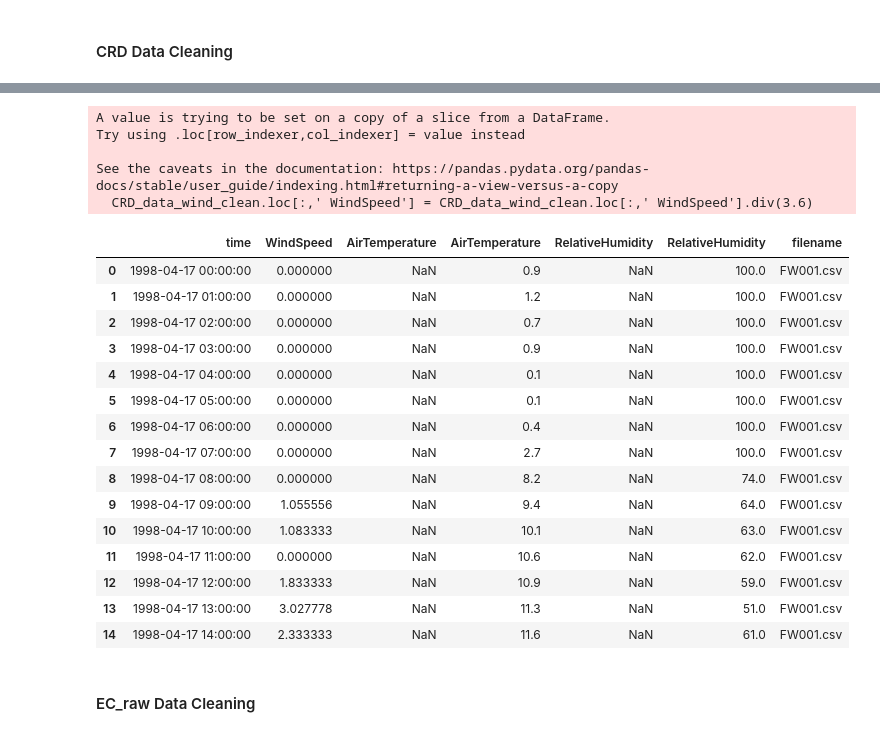
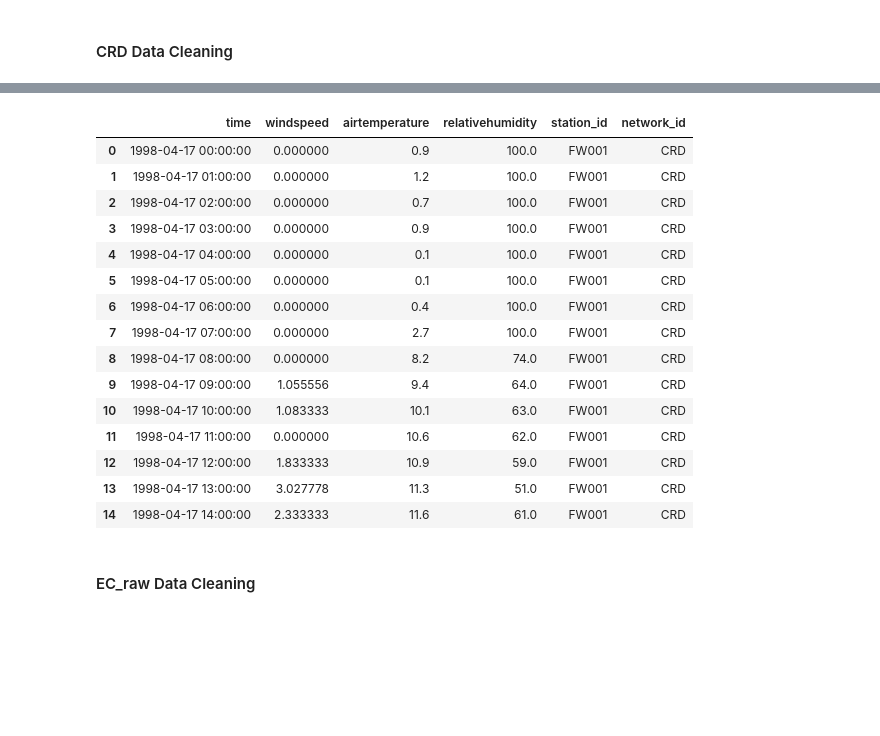
Before and after one commit to madiwiebe/LHL_Capstone_Project, a Jupyter notebook: notebooks/cleaning_data.ipynb, the cells around one changed output, grey strips where cells are left out. Cells and saved outputs as stored; diff of their text form; code cells hidden in the pictures; blank space fills up the shorter version.

Commit message:
Major reconfiguration
overhauled cleaning steps; reprocessed all data with cleaned files; finished writing code for integrating with pgAdmin server

```diff
--- a/notebooks/cleaning_data.ipynb
+++ b/notebooks/cleaning_data.ipynb
@@ -143,7 +168,7 @@ BCH_data_solar_clean.to_csv('../data/BCH_data_solar_clean.csv')
 # %% [markdown]
 #### CRD Data Cleaning
 # %%
-CRD_data = functions.to_df('CRD_data.csv')
+CRD_data = functions.to_df('CRD_data_clean.csv')
 # %%
 column_names, column_nulls, duplicate_row_index = functions.start_cleaning(CRD_data)
 # %%
@@ -171,7 +196,7 @@ duplicate rows: Int64Index([], dtype='int64')
 # %%
 # only keep variables of interest
-CRD_data_solar = CRD_data.loc[:,(' time', 'SolarRadiation', 'filename')]
-CRD_data_wind = CRD_data.loc[:,(' time', ' WindSpeed', 'AirTemperature', ' AirTemperature', 'RelativeHumidity', ' RelativeHumidity', 'filename')]
+CRD_data_solar = CRD_data.loc[:,('time', 'solarradiation', 'station_id', 'network_id')]
+CRD_data_wind = CRD_data.loc[:,('time', 'windspeed', 'airtemperature', 'relativehumidity', 'station_id', 'network_id')]
     # note that no air pressure value is available
 # %%
 # drop rows in solar data that do not have SolarRadiation values
@@ -198,6 +225,6 @@ filename                   0
 dtype: int64
 # %%
 # drop rows in wind data that do not have WindSpeed values
-CRD_data_wind_clean = CRD_data_wind.dropna(subset=[' WindSpeed'])
+CRD_data_wind_clean = CRD_data_wind.dropna(subset=['windspeed'])
 CRD_data_wind_clean.isna().sum()
 # %% [output]
@@ -231,26 +258,21 @@ Name:  WindSpeed, dtype: float64
 # %%
 # convert windspeed values from km/h to m/s by dividing values by 3.6
-CRD_data_wind_clean.loc[:,' WindSpeed'] = CRD_data_wind_clean.loc[:,' WindSpeed'].div(3.6)
+CRD_data_wind_clean.loc[:,'windspeed'] = CRD_data_wind_clean.loc[:,'windspeed'].div(3.6)
 CRD_data_wind_clean.head(15)
 # %% [output]
-A value is trying to be set on a copy of a slice from a DataFrame.
-Try using .loc[row_indexer,col_indexer] = value instead
-
-See the caveats in the documentation: https://pandas.pydata.org/pandas-docs/stable/user_guide/indexing.html#returning-a-view-versus-a-copy
-  CRD_data_wind_clean.loc[:,' WindSpeed'] = CRD_data_wind_clean.loc[:,' WindSpeed'].div(3.6)
-|  | time | WindSpeed | AirTemperature | AirTemperature | RelativeHumidity | RelativeHumidity | filename |
-| 0 | 1998-04-17 00:00:00 | 0.000000 | NaN | 0.9 | NaN | 100.0 | FW001.csv |
-| 1 | 1998-04-17 01:00:00 | 0.000000 | NaN | 1.2 | NaN | 100.0 | FW001.csv |
-| 2 | 1998-04-17 02:00:00 | 0.000000 | NaN | 0.7 | NaN | 100.0 | FW001.csv |
-| 3 | 1998-04-17 03:00:00 | 0.000000 | NaN | 0.9 | NaN | 100.0 | FW001.csv |
-| 4 | 1998-04-17 04:00:00 | 0.000000 | NaN | 0.1 | NaN | 100.0 | FW001.csv |
-| 5 | 1998-04-17 05:00:00 | 0.000000 | NaN | 0.1 | NaN | 100.0 | FW001.csv |
-| 6 | 1998-04-17 06:00:00 | 0.000000 | NaN | 0.4 | NaN | 100.0 | FW001.csv |
-| 7 | 1998-04-17 07:00:00 | 0.000000 | NaN | 2.7 | NaN | 100.0 | FW001.csv |
-| 8 | 1998-04-17 08:00:00 | 0.000000 | NaN | 8.2 | NaN | 74.0 | FW001.csv |
-| 9 | 1998-04-17 09:00:00 | 1.055556 | NaN | 9.4 | NaN | 64.0 | FW001.csv |
-| 10 | 1998-04-17 10:00:00 | 1.083333 | NaN | 10.1 | NaN | 63.0 | FW001.csv |
-| 11 | 1998-04-17 11:00:00 | 0.000000 | NaN | 10.6 | NaN | 62.0 | FW001.csv |
-| 12 | 1998-04-17 12:00:00 | 1.833333 | NaN | 10.9 | NaN | 59.0 | FW001.csv |
-| 13 | 1998-04-17 13:00:00 | 3.027778 | NaN | 11.3 | NaN | 51.0 | FW001.csv |
-| 14 | 1998-04-17 14:00:00 | 2.333333 | NaN | 11.6 | NaN | 61.0 | FW001.csv |
+|  | time | windspeed | airtemperature | relativehumidity | station_id | network_id |
+| 0 | 1998-04-17 00:00:00 | 0.000000 | 0.9 | 100.0 | FW001 | CRD |
+| 1 | 1998-04-17 01:00:00 | 0.000000 | 1.2 | 100.0 | FW001 | CRD |
+| 2 | 1998-04-17 02:00:00 | 0.000000 | 0.7 | 100.0 | FW001 | CRD |
+| 3 | 1998-04-17 03:00:00 | 0.000000 | 0.9 | 100.0 | FW001 | CRD |
+| 4 | 1998-04-17 04:00:00 | 0.000000 | 0.1 | 100.0 | FW001 | CRD |
+| 5 | 1998-04-17 05:00:00 | 0.000000 | 0.1 | 100.0 | FW001 | CRD |
+| 6 | 1998-04-17 06:00:00 | 0.000000 | 0.4 | 100.0 | FW001 | CRD |
+| 7 | 1998-04-17 07:00:00 | 0.000000 | 2.7 | 100.0 | FW001 | CRD |
+| 8 | 1998-04-17 08:00:00 | 0.000000 | 8.2 | 74.0 | FW001 | CRD |
+| 9 | 1998-04-17 09:00:00 | 1.055556 | 9.4 | 64.0 | FW001 | CRD |
+| 10 | 1998-04-17 10:00:00 | 1.083333 | 10.1 | 63.0 | FW001 | CRD |
+| 11 | 1998-04-17 11:00:00 | 0.000000 | 10.6 | 62.0 | FW001 | CRD |
+| 12 | 1998-04-17 12:00:00 | 1.833333 | 10.9 | 59.0 | FW001 | CRD |
+| 13 | 1998-04-17 13:00:00 | 3.027778 | 11.3 | 51.0 | FW001 | CRD |
+| 14 | 1998-04-17 14:00:00 | 2.333333 | 11.6 | 61.0 | FW001 | CRD |
```
Also changed, not shown: parts of 123 cells of this notebook, 5 other files.
